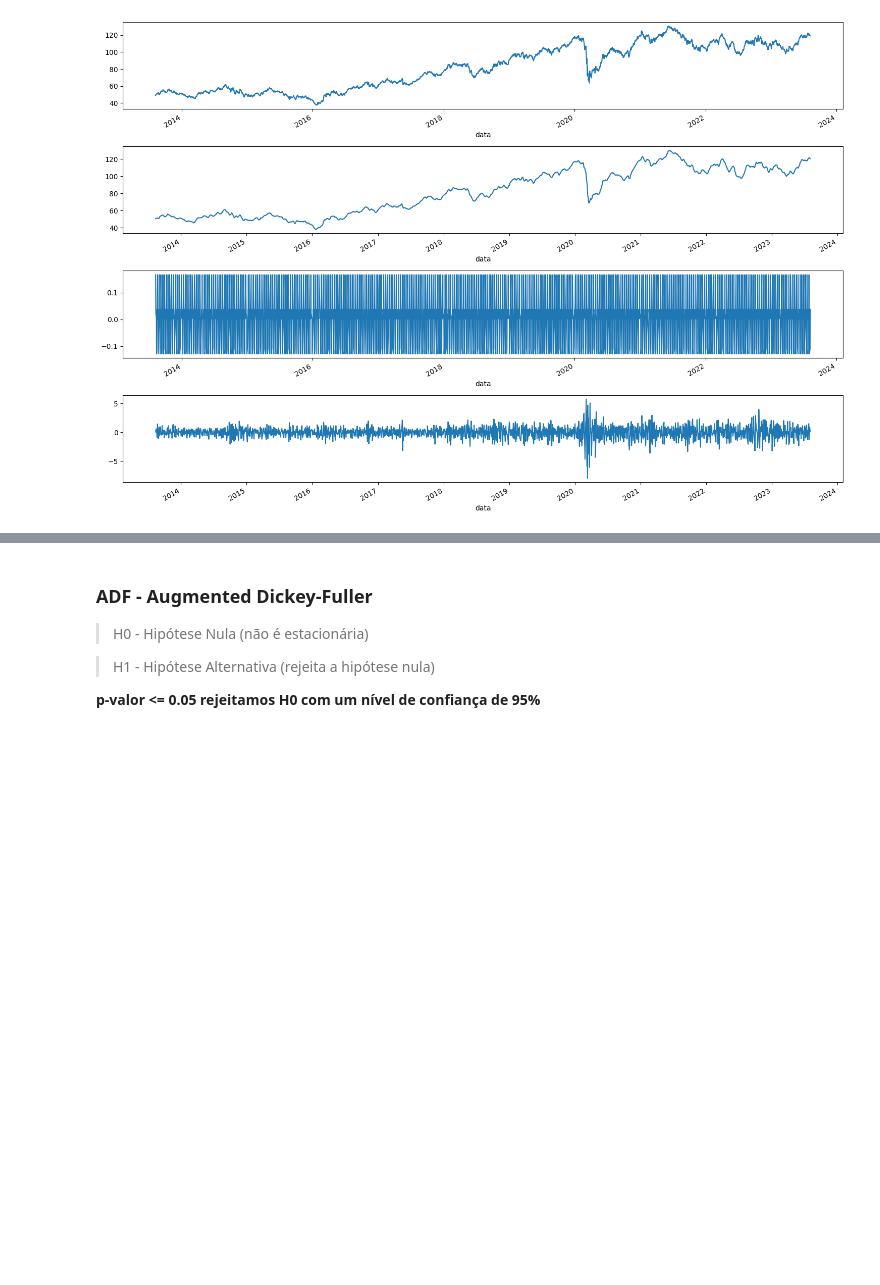
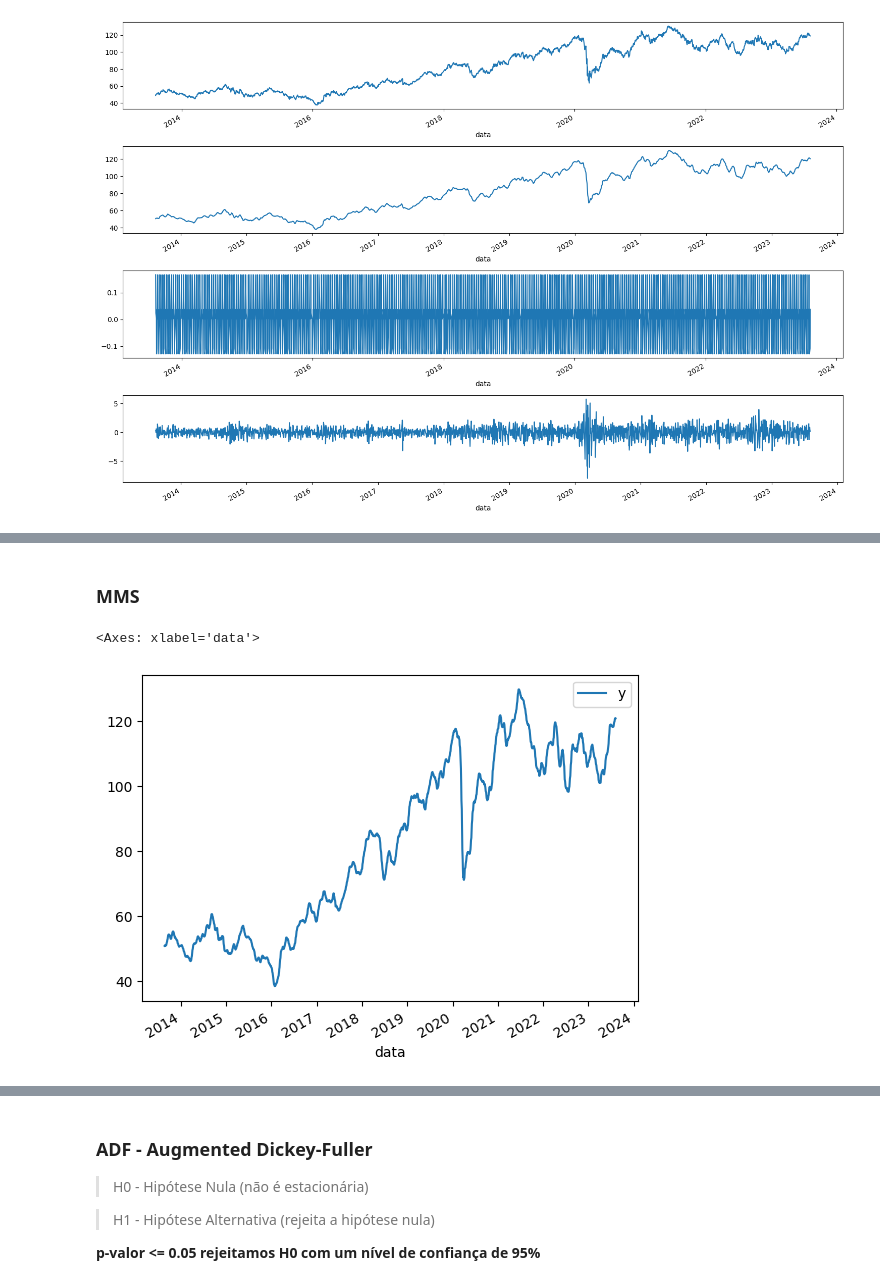
Before and after one commit to jorgeplatero/postech_techchallenge_fase_2, a Jupyter notebook: notebook.ipynb, the cells around one changed output, grey strips where cells are left out. Saved outputs shown, nothing was run; the diff lists cells and outputs as text; code cells hidden in the pictures; blank space fills up the shorter version.

```diff
--- a/notebook.ipynb
+++ b/notebook.ipynb
@@ -204,0 +207,7 @@ plt.tight_layout()
+# %% [markdown]
+### MMS
+# %%
+df.rolling(12).mean().plot()
+# %% [output]
+<Axes: xlabel='data'>
+[figure, added]
```
Also changed, not shown: parts of 11 cells of this notebook.
